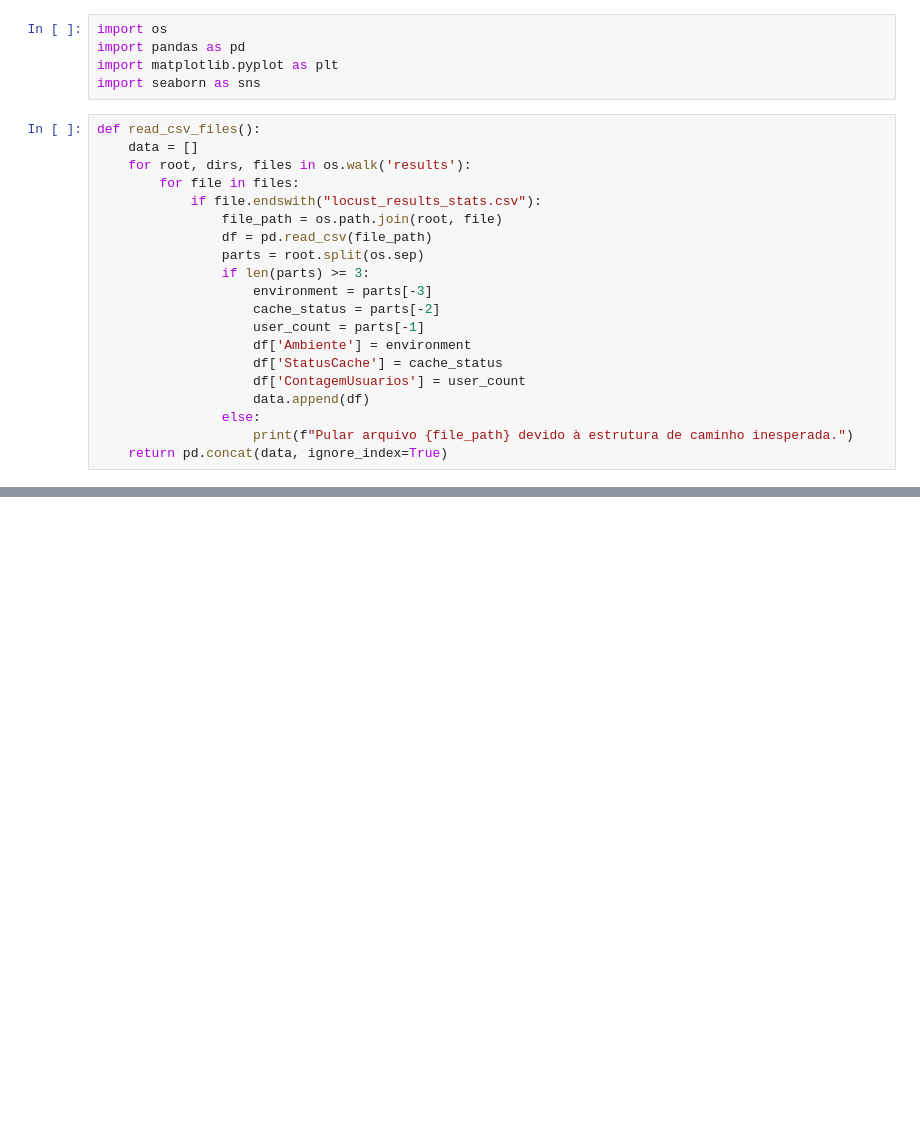
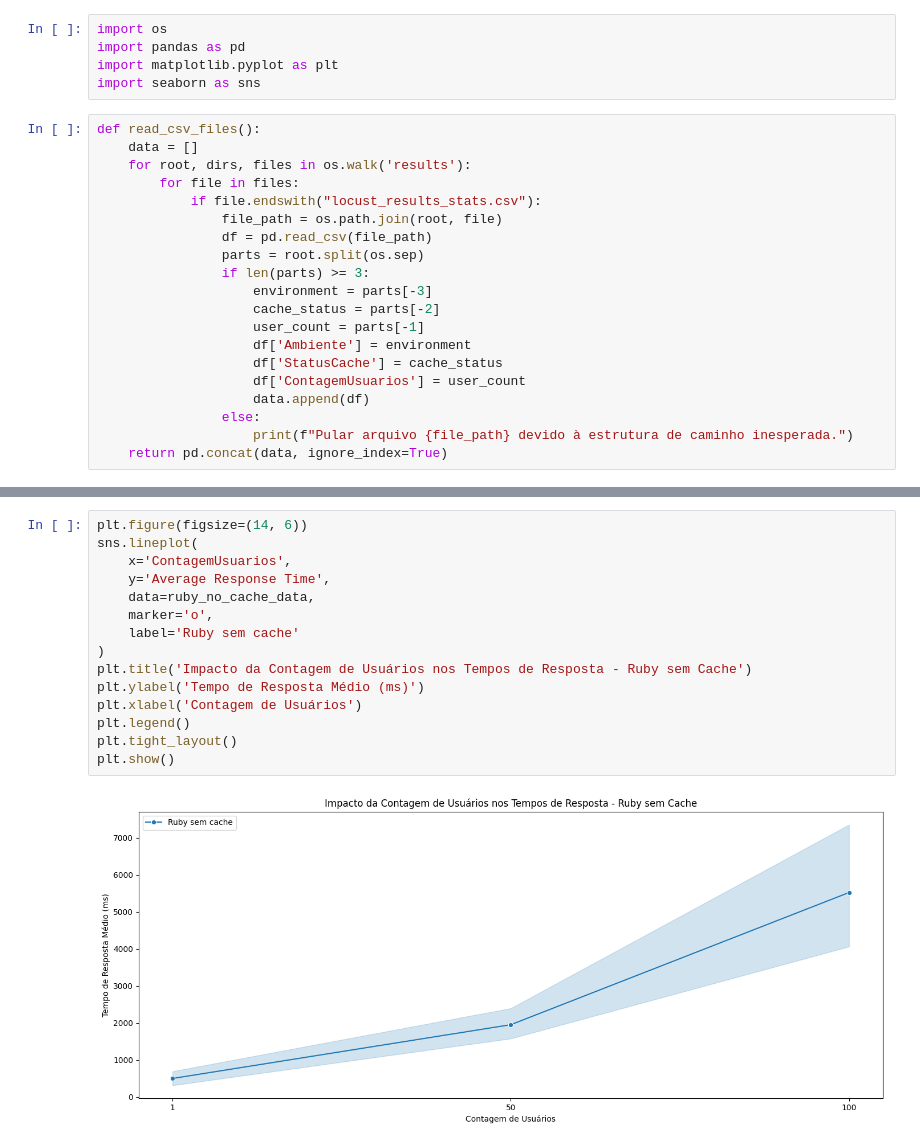
Before and after one commit to pedrxlz/web-link-extractor-api-load-testing, a Jupyter notebook: resultados.ipynb, the cells around one changed output, grey strips where cells are left out. Drawn from its saved outputs; the diff is of its cells as text; blank space fills up the shorter version.

```diff
--- a/resultados.ipynb
+++ b/resultados.ipynb
@@ -68,0 +86,17 @@ generate_plots(df)
+# %%
+plt.figure(figsize=(14, 6))
+sns.lineplot(
+    x='ContagemUsuarios',
+    y='Average Response Time',
+    data=ruby_no_cache_data,
+    marker='o',
+    label='Ruby sem cache'
+)
+plt.title('Impacto da Contagem de Usuários nos Tempos de Resposta - Ruby sem Cache')
+plt.ylabel('Tempo de Resposta Médio (ms)')
+plt.xlabel('Contagem de Usuários')
+plt.legend()
+plt.tight_layout()
+plt.show()
+# %% [output]
+[figure, added]
```
Also changed, not shown: parts of 6 cells of this notebook, 13 other files.
